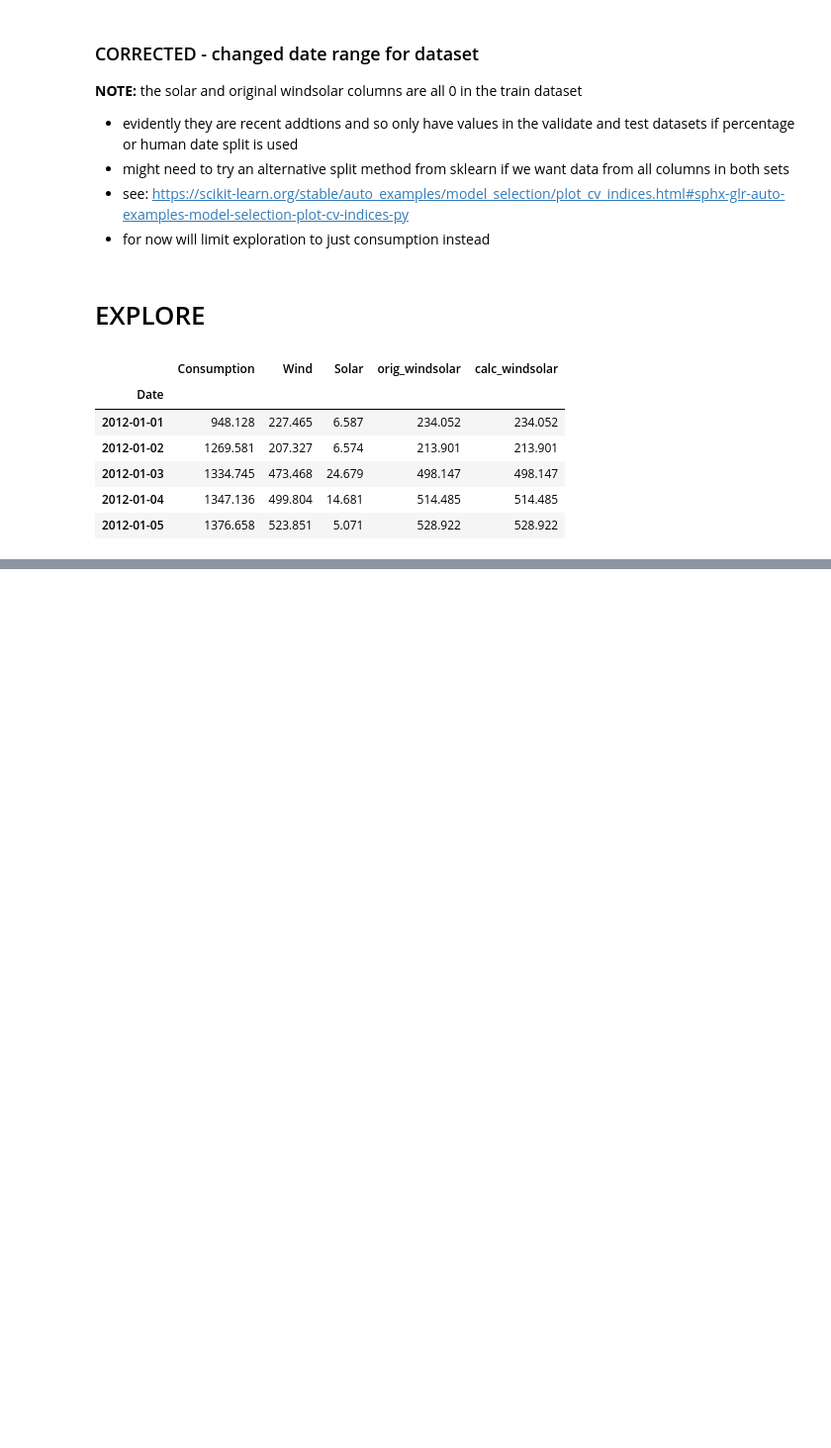
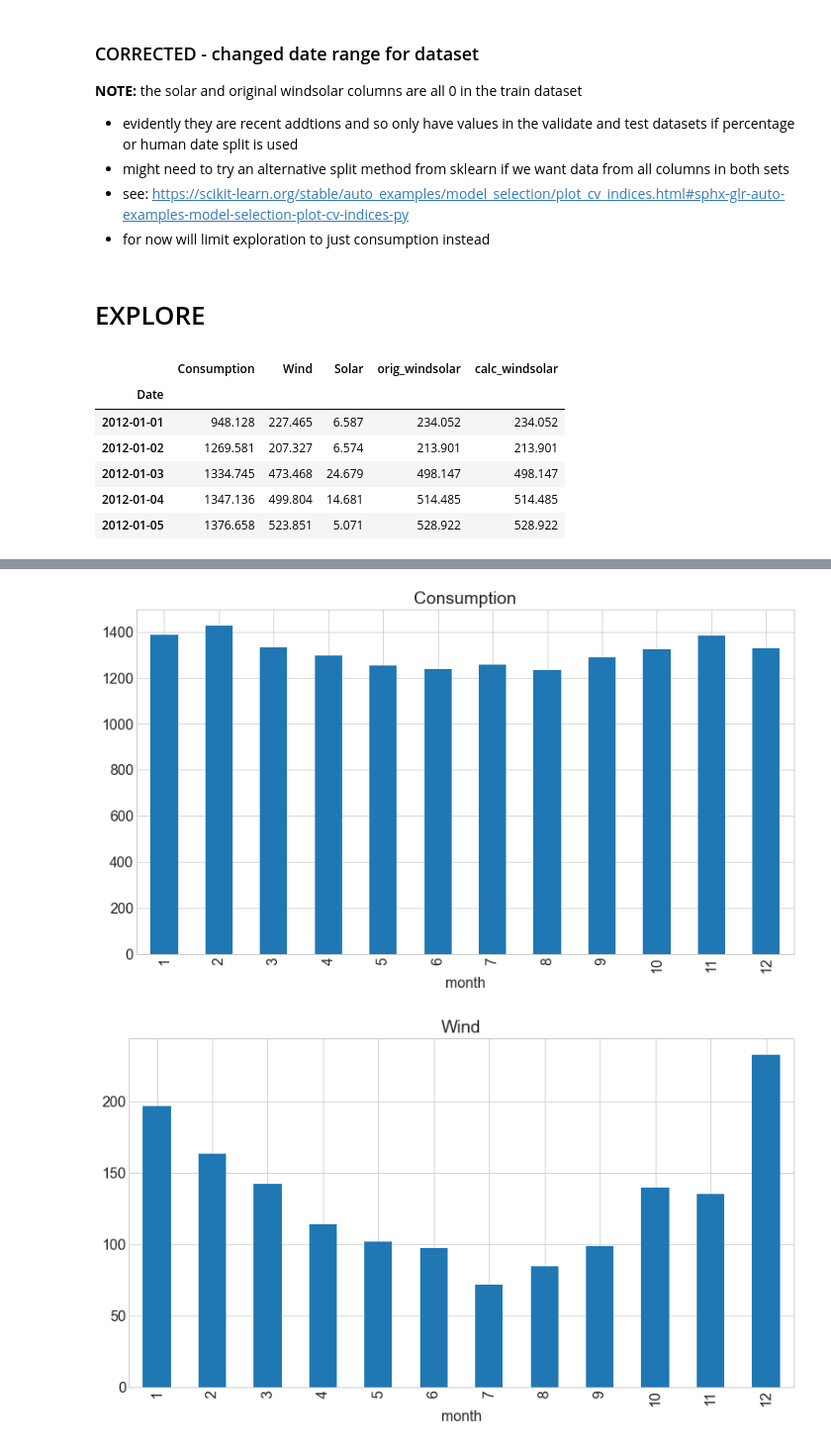
Before and after one commit to RyvynYoung/time-series-exercises, a Jupyter notebook: model.ipynb, the cells around one changed output, grey strips where cells are left out. Shown at 99% size. Drawn from its saved outputs; the diff is of its cells as text; code cells hidden in the pictures; blank space fills up the shorter version.

Commit message:
explore.py completed

```diff
--- a/model.ipynb
+++ b/model.ipynb
@@ -170,0 +170,5 @@ memory usage: 77.1+ KB
+# %%
+explore.bar_plots(train_exp)
+# %% [output]
+[figure, added]
+[figure, added]
```
Also changed, not shown: parts of 18 cells of this notebook, 1 other file.
